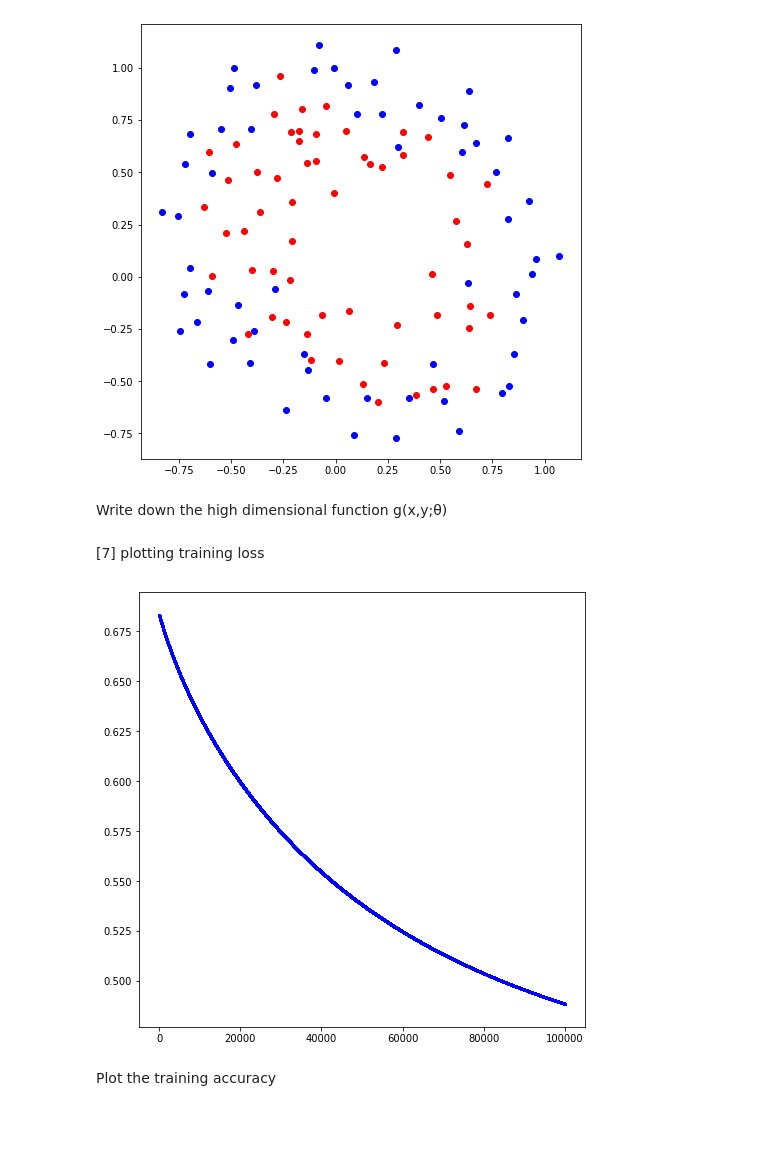
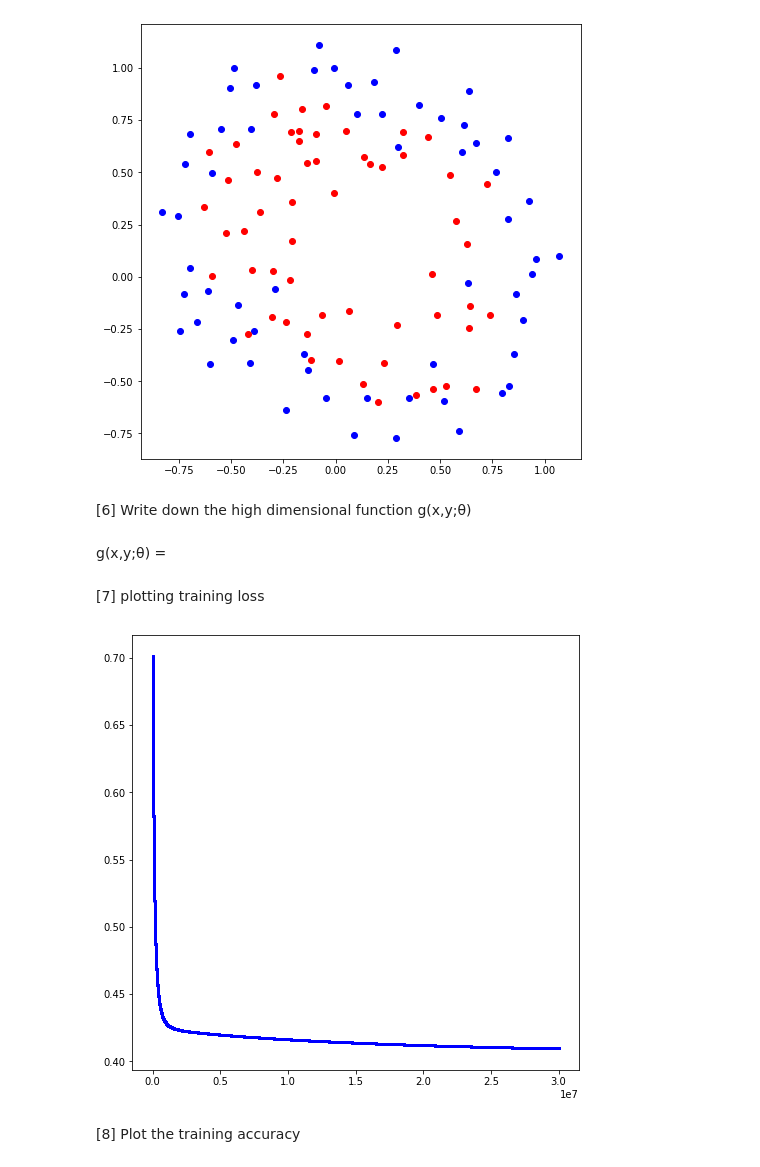
Before and after one commit to wseungjin/class-MachineLearning, a Jupyter notebook: 06/assignment06.ipynb, the cells around one changed output. Saved outputs shown, nothing was run; the diff lists cells and outputs as text; code cells hidden in the pictures; blank space fills up the shorter version.

```diff
--- a/06/assignment06.ipynb
+++ b/06/assignment06.ipynb
@@ -17,7 +17,7 @@ def sigmoid(x, derivative=False):
 # %%
 datanum= 118
 
-epoch = 10000000
+epoch = 30000000
 
 # array for graph
 train_loss_Array=np.zeros((epoch,1))
@@ -44,8 +44,9 @@ y= pointY
 # %% [markdown]
 [4] Processing Gradient decent(training)
 # %%
-lr=0.001 #learning Rate
+lr=0.0005 #learning Rate
 
+#theta
 W10=np.random.randn(1)*0.1
 W9=np.random.randn(1)*0.1
 W8=np.random.randn(1)*0.1
@@ -58,6 +59,7 @@ W2=np.random.randn(1)*0.1
 W1=np.random.randn(1)*0.1
 W0=np.random.randn(1)*0.1
 
+#temporay theta for multiply with lr
 W10_=np.zeros(1)
 W9_=np.zeros(1)
 W8_=np.zeros(1)
@@ -72,22 +74,19 @@ W0_=np.zeros(1)
 
 for iter in range(epoch):
 
-
-
     #calculate the train loss
     z =W0 + W1 * x + W2 * y + W3 * (x ** 2) + W4 * (y ** 2) + W5 * (x**3) + W6 * (y**3) + W7 * (x**4) + W8 * (y**4) + W9 * (x**5) + W10 *(y ** 5)
     h =sigmoid(z)
     loss=-(label*np.log(h)+(1-label)*np.log(1-h))
-#     print(loss)
     loss=1/datanum*np.sum(loss)
-#     print(loss)
     train_loss_Array[iter]=loss
 
+    #calculate the train AC
     trainPY=np.where(h>=0.5,1.,0.)
     ac=((trainPY == label).sum())/datanum
     train_AC_Array[iter]=ac
 
-
+    #미분 해서 구함
     W0_ = 1/datanum*np.sum(h-label)
     W1_ = 1/datanum*np.sum((h-label)*x)
     W2_ = 1/datanum*np.sum((h-label)*y)
@@ -124,16 +123,18 @@ plt.show()
 # %% [output]
 [figure]
 # %% [markdown]
-Write down the high dimensional function g(x,y;θ)
+[6] Write down the high dimensional function g(x,y;θ)
+# %% [markdown]
+g(x,y;θ) =
 # %% [markdown]
 [7] plotting training loss
 # %%
 plt.figure(figsize=(8, 8))
-plt.scatter(x_epoch,train_loss_Array,c="b",s=2)
+plt.scatter(x_epoch,train_loss_Array,c="b",s=1)
 plt.show()
 # %% [output]
-[figure, old version]
+[figure, new version]
 # %% [markdown]
-Plot the training accuracy
+[8] Plot the training accuracy
 # %%
 plt.figure(figsize=(8, 8))
```
Also changed, not shown: parts of 6 cells of this notebook, 3 other files.
